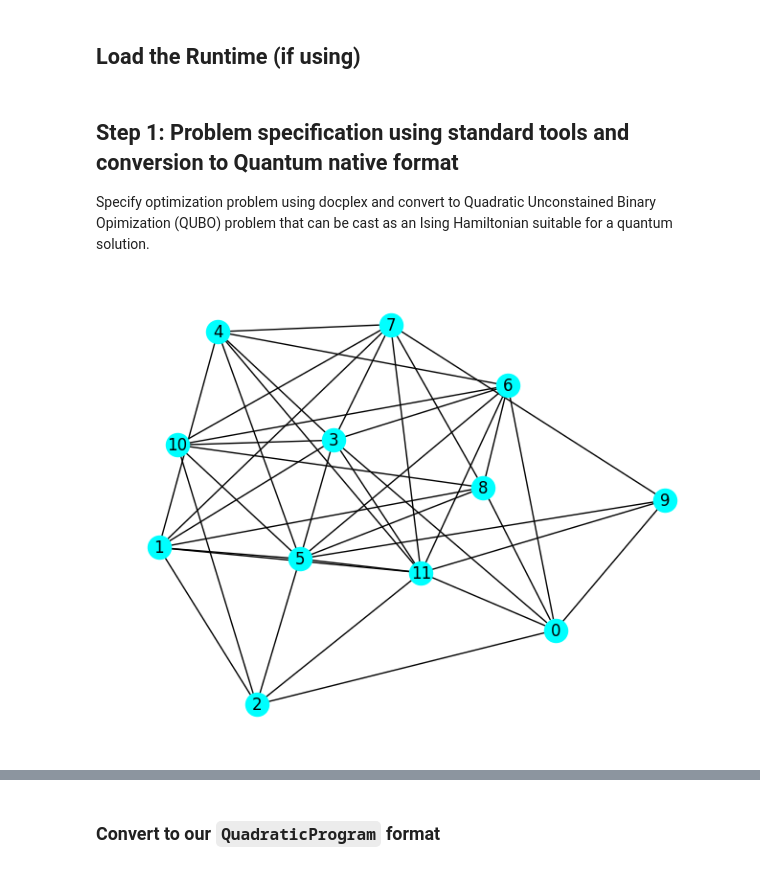
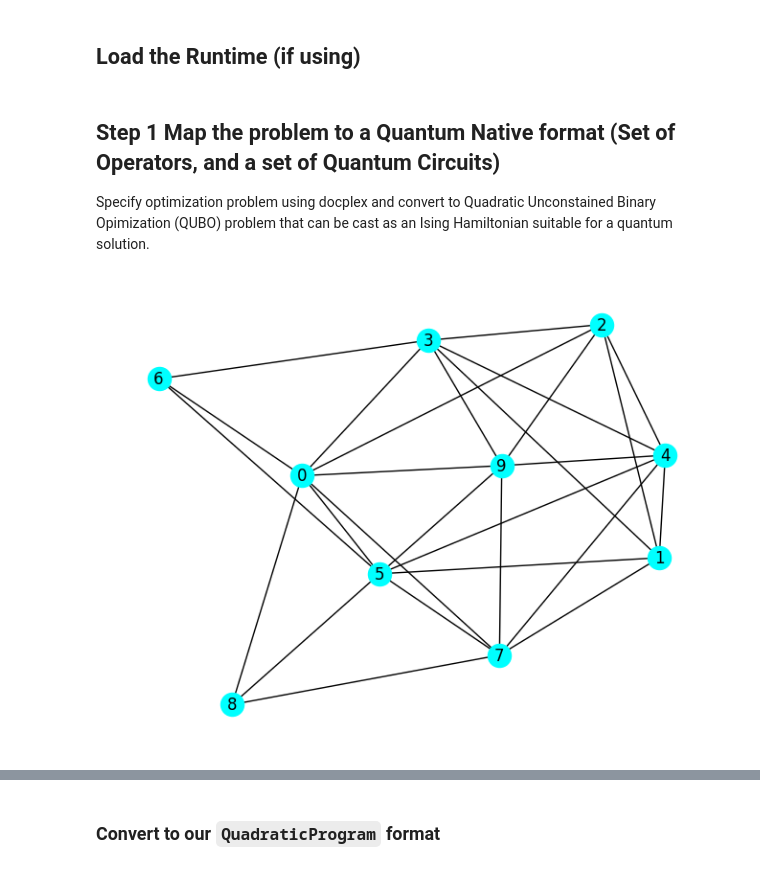
Before and after one commit to nonhermitian/jays-notebooks, a Jupyter notebook: applications/maxcut_workflow.ipynb, the cells around one changed output, grey strips where cells are left out. Drawn from its saved outputs; the diff is of its cells as text; code cells hidden in the pictures.

```diff
--- a/applications/maxcut_workflow.ipynb
+++ b/applications/maxcut_workflow.ipynb
@@ -46,5 +48,5 @@ from rustworkx.visualization import mpl_draw
 # %% [markdown]
-## **Step 1**: Problem specification using standard tools and conversion to Quantum native format
+## **Step 1** Map the problem to a Quantum Native format (Set of Operators, and a set of Quantum Circuits)
 
 Specify optimization problem using docplex and convert to Quadratic Unconstained Binary Opimization (QUBO) problem that can be cast as an Ising Hamiltonian suitable for a quantum solution.
 # %%
@@ -71,11 +73,11 @@ def random_adjacency_graph(N, density=0.5):
     M = M + M.T
     return M
 # %%
-N = 12
+N = 10
 density = 0.6
 M = random_adjacency_graph(N, density)
 
 G = rs.PyGraph.from_adjacency_matrix(M)
 mpl_draw(G, with_labels=True, node_color='cyan')
 # %% [output]
-[figure, old version]
+[figure, new version]
```
Also changed, not shown: parts of 25 cells of this notebook, 6 other files.
